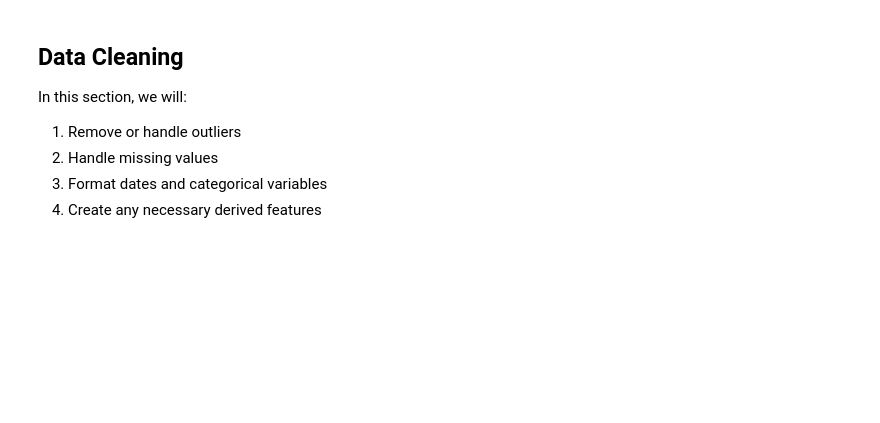
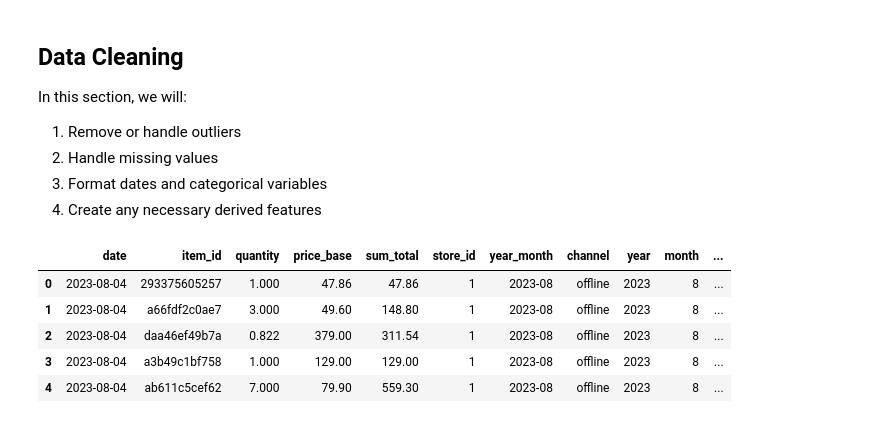
Before and after one commit to jyphotography/demand-forecasting, a Jupyter notebook: notebooks/notebook.ipynb, the cells around one changed output. Drawn from its saved outputs; the diff is of its cells as text; code cells hidden in the pictures; blank space fills up the shorter version.

```diff
--- a/notebooks/notebook.ipynb
+++ b/notebooks/notebook.ipynb
@@ -200,3 +200,36 @@ In this section, we will:
 2. Handle missing values
 3. Format dates and categorical variables
 4. Create any necessary derived features
+# %%
+# combine offline and online data
+sales['channel'] = 'offline'
+online['channel'] = 'online'
+all_sales = pd.concat([sales, online], ignore_index=True)
+# %%
+# Convert date to datetime
+all_sales['date'] = pd.to_datetime(all_sales['date'])
+
+# Create basic time features
+all_sales['year'] = all_sales['date'].dt.year
+all_sales['month'] = all_sales['date'].dt.month
+all_sales['day'] = all_sales['date'].dt.day
+all_sales['day_of_week'] = all_sales['date'].dt.dayofweek
+# %%
+# Fill missing values in catalog
+catalog['dept_name'] = catalog['dept_name'].fillna('Unknown')
+catalog['class_name'] = catalog['class_name'].fillna('Unknown')
+
+# Merge with catalog and stores
+all_sales = all_sales.merge(catalog[['item_id', 'dept_name', 'class_name']],
+                            on='item_id', how='left')
+all_sales = all_sales.merge(stores[['store_id', 'format', 'city']],
+                            on='store_id', how='left')
+# %%
+all_sales.head()
+# %% [output]
+|  | date | item_id | quantity | price_base | sum_total | store_id | year_month | channel | year | month | ... |
+| 0 | 2023-08-04 | 293375605257 | 1.000 | 47.86 | 47.86 | 1 | 2023-08 | offline | 2023 | 8 | ... |
+| 1 | 2023-08-04 | a66fdf2c0ae7 | 3.000 | 49.60 | 148.80 | 1 | 2023-08 | offline | 2023 | 8 | ... |
+| 2 | 2023-08-04 | daa46ef49b7a | 0.822 | 379.00 | 311.54 | 1 | 2023-08 | offline | 2023 | 8 | ... |
+| 3 | 2023-08-04 | a3b49c1bf758 | 1.000 | 129.00 | 129.00 | 1 | 2023-08 | offline | 2023 | 8 | ... |
+| 4 | 2023-08-04 | ab611c5cef62 | 7.000 | 79.90 | 559.30 | 1 | 2023-08 | offline | 2023 | 8 | ... |
```
